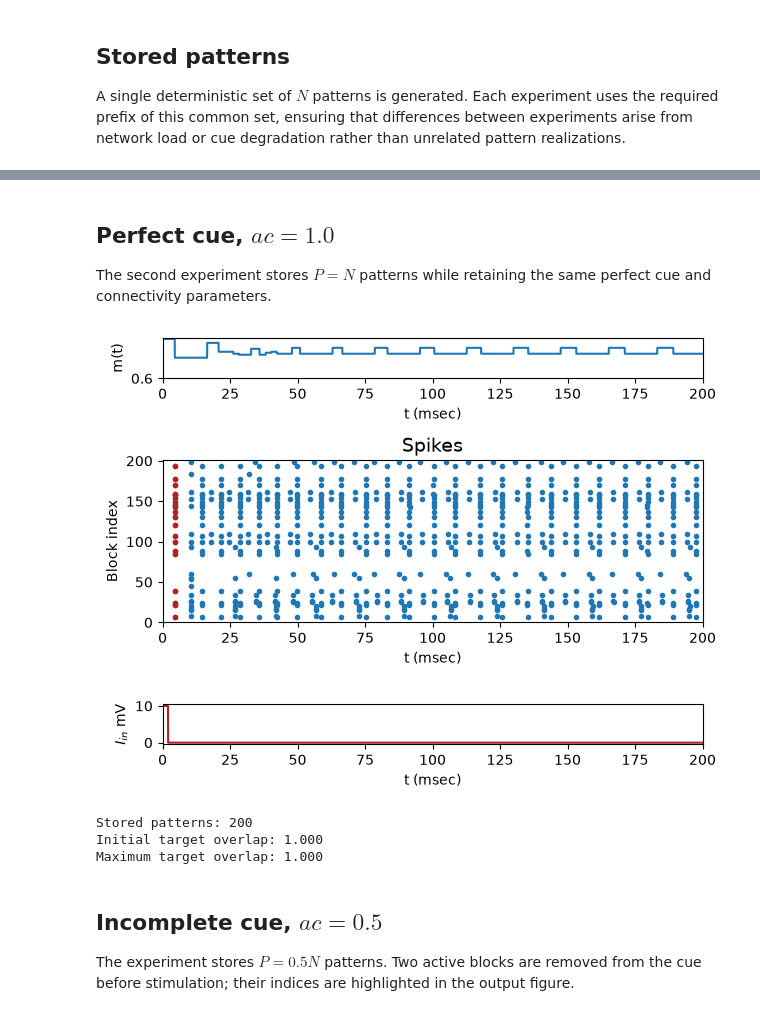
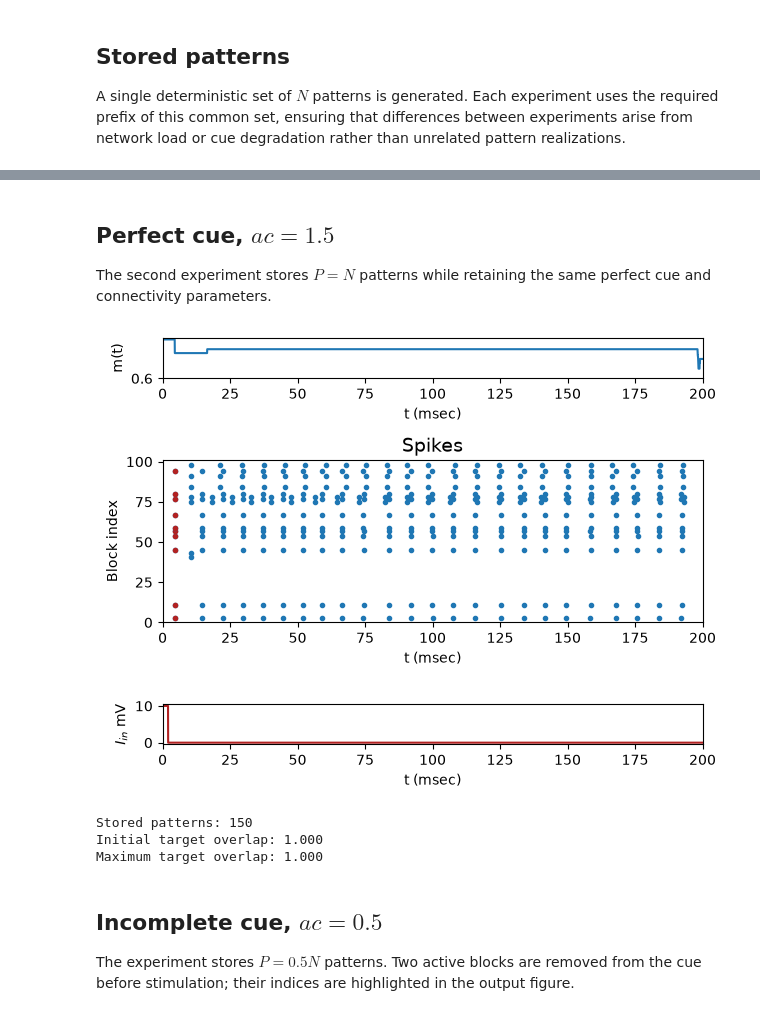
Before and after one commit to mira-0/associative_memory_HH, a Jupyter notebook: notebooks/RetrievalFigures.ipynb, the cells around one changed output, grey strips where cells are left out. Cells and saved outputs as stored; diff of their text form; code cells hidden in the pictures.

```diff
--- a/notebooks/RetrievalFigures.ipynb
+++ b/notebooks/RetrievalFigures.ipynb
@@ -21,18 +20,14 @@ import sys
 import numpy as np
 import torch
 
-
 def find_project_root(start: Path) -> Path:
-    """Return the nearest parent directory containing the src package."""
     start = start.resolve()
 
     for candidate in (start, *start.parents):
         if (candidate / "src").is_dir():
             return candidate
 
-    raise FileNotFoundError(
-        "Could not locate the project root containing the 'src' directory."
-    )
+    raise FileNotFoundError("Could not locate the project root containing the 'src' directory.")
 
 
 PROJECT_ROOT = find_project_root(Path.cwd())
@@ -77,10 +70,10 @@ CURRENT_END = 2.0
 CURRENT_VALUE = 10.0
 
 # Network and pattern parameters
-N_BLOCKS = 200
+N_BLOCKS = 100
 ACTIVITY_FRACTION = 0.1
 N_ACTIVE_BLOCKS = int(ACTIVITY_FRACTION * N_BLOCKS)
-TARGET_PATTERN = 23
+TARGET_PATTERN = 42
 
 device = torch.device("cuda" if torch.cuda.is_available() else "cpu")
 dtype = torch.float32
@@ -100,7 +93,7 @@ Active blocks per pattern: 20
 A single deterministic set of $N$ patterns is generated. Each experiment uses the required prefix of this common set, ensuring that differences between experiments arise from network load or cue degradation rather than unrelated pattern realizations.
 # %%
 all_patterns = random_patterns(
-    n_patterns=N_BLOCKS,
+    n_patterns=N_BLOCKS*2,
     n_blocks=N_BLOCKS,
     active_blocks=N_ACTIVE_BLOCKS,
     rng=pattern_rng,
@@ -190,34 +185,34 @@ Stored patterns: 140
 Initial target overlap: 1.000
 Maximum target overlap: 1.000
 # %% [markdown]
-## Perfect cue, $ac = 1.0$
+## Perfect cue, $ac = 1.5$
 The second experiment stores $P=N$ patterns while retaining the same perfect cue and connectivity parameters.
 # %%
-load_10 = 1.0
+load_10 = 1.5
 patterns_10 = all_patterns[: int(load_10 * N_BLOCKS)]
 input_10 = patterns_10[TARGET_PATTERN].copy()
 
 network_10, sol_t_10, sol_y_10, m_i_10, m_t_10 = run_retrieval_experiment(
     patterns_10,
     input_10,
     simulation_seed=SIMULATION_SEED + 1,
 )
 
 complete_plot_retrieval(
     network_10,
     sol_t_10,
     m_t_10,
     TARGET_PATTERN,
     differents=[],
-    name=FIGURE_DIR / "perfect_retrieval_ac_10.png",
+    name=FIGURE_DIR / "perfect_retrieval_ac_15.png",
 )
 
 print(f"Stored patterns: {len(patterns_10)}")
 print(f"Initial target overlap: {float(m_i_10[TARGET_PATTERN]):.3f}")
 print(f"Maximum target overlap: {float(m_t_10[TARGET_PATTERN].max()):.3f}")
 # %% [output]
-[figure, old version]
+[figure, new version]
-Stored patterns: 200
+Stored patterns: 150
 Initial target overlap: 1.000
 Maximum target overlap: 1.000
 # %% [markdown]
```
Also changed, not shown: parts of 8 cells of this notebook, 4 other files.
